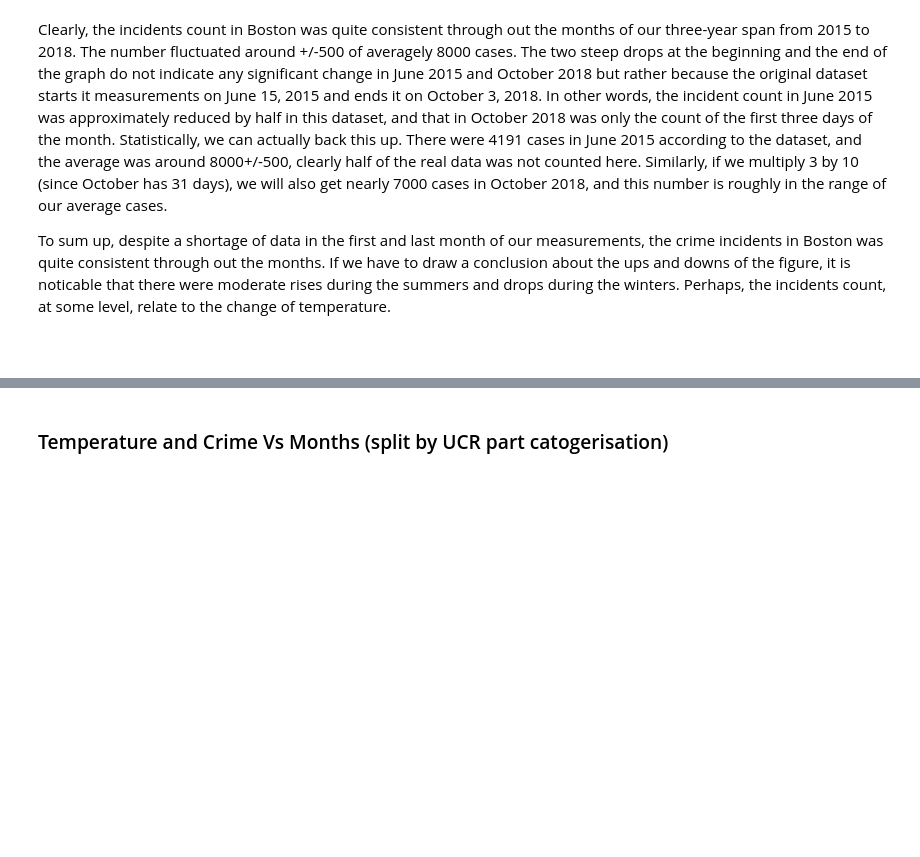
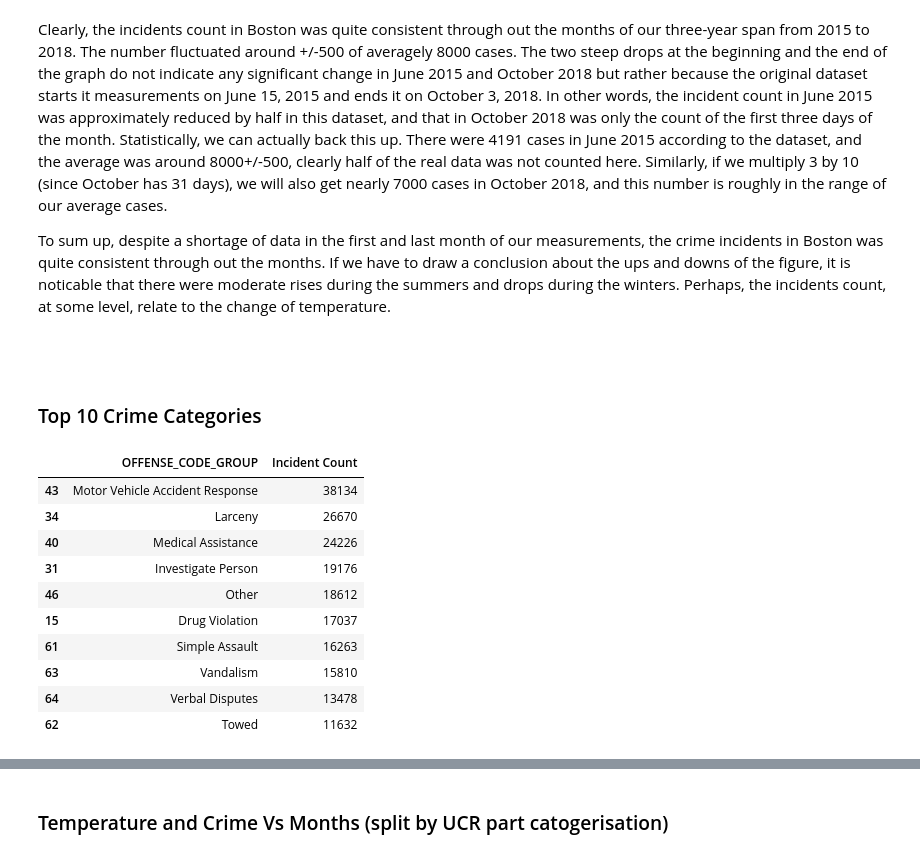
Before and after one commit to Prakhar-Saxena/INFO212-FinalProject, a Jupyter notebook: Final Project.ipynb, the cells around one changed output, grey strips where cells are left out. Cells and saved outputs as stored; diff of their text form; code cells hidden in the pictures; blank space fills up the shorter version.

```diff
--- a/Final Project.ipynb
+++ b/Final Project.ipynb
@@ -364,3 +364,20 @@ Clearly, the incidents count in Boston was quite consistent through out the mont
 To sum up, despite a shortage of data in the first and last month of our measurements, the crime incidents in Boston was quite consistent through out the months. If we have to draw a conclusion about the ups and downs of the figure, it is noticable that there were moderate rises during the summers and drops during the winters. Perhaps, the incidents count, at some level, relate to the change of temperature.
 # %% [markdown]
 <br>
+# %% [markdown]
+### Top 10 Crime Categories
+# %%
+top_crimes = crime_cln.groupby(['OFFENSE_CODE_GROUP']).size().reset_index(name="Incident Count").sort_values(by='Incident Count', ascending=False)
+top_crimes.head(10)
+# %% [output]
+|  | OFFENSE_CODE_GROUP | Incident Count |
+| 43 | Motor Vehicle Accident Response | 38134 |
+| 34 | Larceny | 26670 |
+| 40 | Medical Assistance | 24226 |
+| 31 | Investigate Person | 19176 |
+| 46 | Other | 18612 |
+| 15 | Drug Violation | 17037 |
+| 61 | Simple Assault | 16263 |
+| 63 | Vandalism | 15810 |
+| 64 | Verbal Disputes | 13478 |
+| 62 | Towed | 11632 |
```
Also changed, not shown: parts of 9 cells of this notebook.
